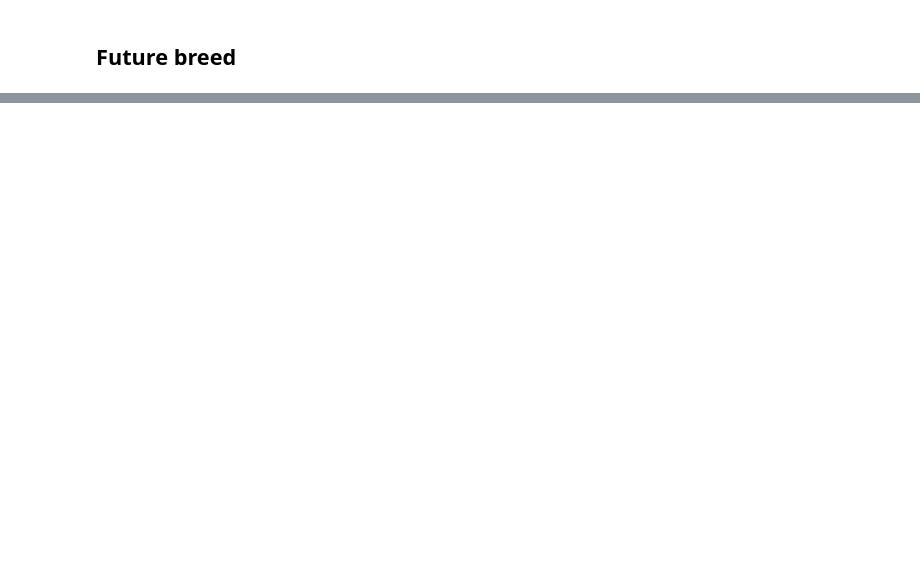
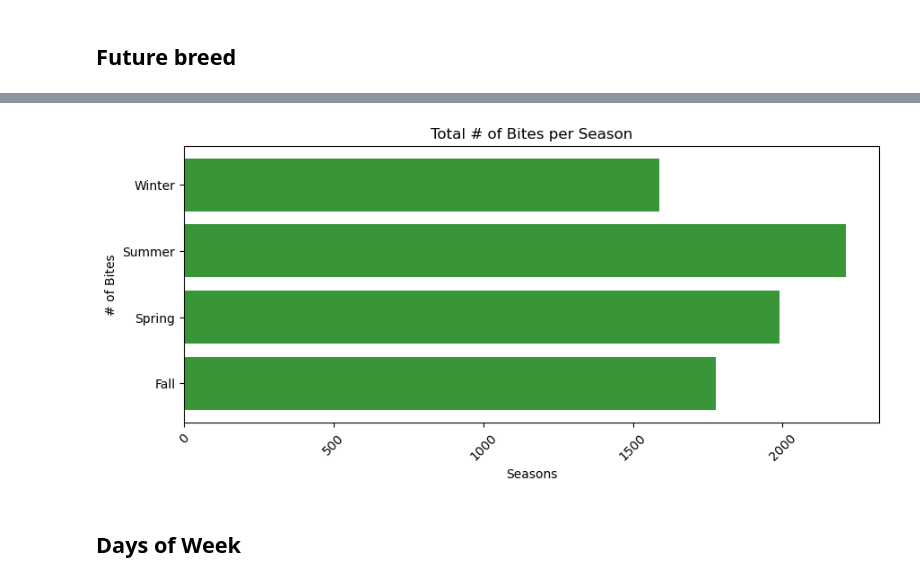
Before and after one commit to mooreforlesss/project_1_group_13, a Jupyter notebook: alex_work_branch/Updated Work.ipynb, the cells around one changed output, grey strips where cells are left out. Cells and saved outputs as stored; diff of their text form; code cells hidden in the pictures; blank space fills up the shorter version.

```diff
--- a/alex_work_branch/Updated Work.ipynb
+++ b/alex_work_branch/Updated Work.ipynb
@@ -182,3 +182,11 @@ dog_df.head()
 | 8 | 9 | 2018-01-04 | American Pit Bull Mix / Pit Bull Mix | 5Y | M | False | Brooklyn | 11235 | 5.0 | 2018 | ... |
 | 9 | 10 | 2018-01-10 | MIXED | 3Y | F | False | Brooklyn | 11208 | 3.0 | 2018 | ... |
 | 11 | 12 | 2018-01-07 | Yorkshire Terrier Crossbreed | 7 | M | True | Brooklyn | 11208 | 7.0 | 2018 | ... |
+# %%
+# Establish the bins.
+size_bins= [0,4,6]
+labels = ["weekday" , "weekend"]
+# Categorize the weenday based on the bins
+# Use `pd.cut` on the "DayOfWeek" column of the `dog_df` DataFrame.
+dog_df["WeekDay"]=pd.cut(dog_df["DayOfWeek"],size_bins,labels=labels,include_lowest=True)
+dog_df.head(5).sort_values( by = "DayOfWeek" ,ascending=False)
@@ -406,6 +421,6 @@ rare_breeds = ['boxer', 'bichon frise', 'boston terrier', 'havanese', 'chow chow
        'tibetan spaniel', 'blue lacy', 'whippet', 'soft wheaton terrier',
        'micro bully', 'dunker']
 rare_breed_mask = dog_df.breed_norm.isin(rare_breeds)
-dog_df.loc[rare_breed_mask, 'breed_norm'] = 'tbd'
+dog_df.loc[rare_breed_mask, 'breed_norm'] = None
 column_info(dog_df, 'breed_norm')
 # %% [output]
@@ -426,4 +441,7 @@ dachshund              95
 beagle                 86
 pomeranian             75
 Name: count, dtype: int64
+# %%
+#prof had us drop Unknown and TBD due to time constraints
+clean_df = dog_df.loc[dog_df["breed_norm"] != 'unknown']
 # %%
@@ -483,0 +551,4 @@ breed_mask.unique()
+# %%
+season_df = clean_df.groupby('Seasons').size().reset_index()
+season_df.columns = ['season', 'num_bites']
+season_df.head()
@@ -483,0 +561,16 @@ breed_mask.unique()
+# %%
+x = season_df.season
+y = season_df.num_bites
+plt.figure(figsize=(10, 4))
+plt.barh(x, y, color='forestgreen',alpha=0.90, align="center")
+# Add labels and title
+plt.xlabel('Seasons')
+plt.ylabel('# of Bites')
+plt.title('Total # of Bites per Season')
+plt.xticks(rotation=45)  # Rotate x-axis labels for better readability
+#Display the plot
+plt.show()
+# %% [output]
+[figure, added]
+# %% [markdown]
+## Days of Week
```
Also changed, not shown: parts of 29 cells of this notebook, 1 other file.
